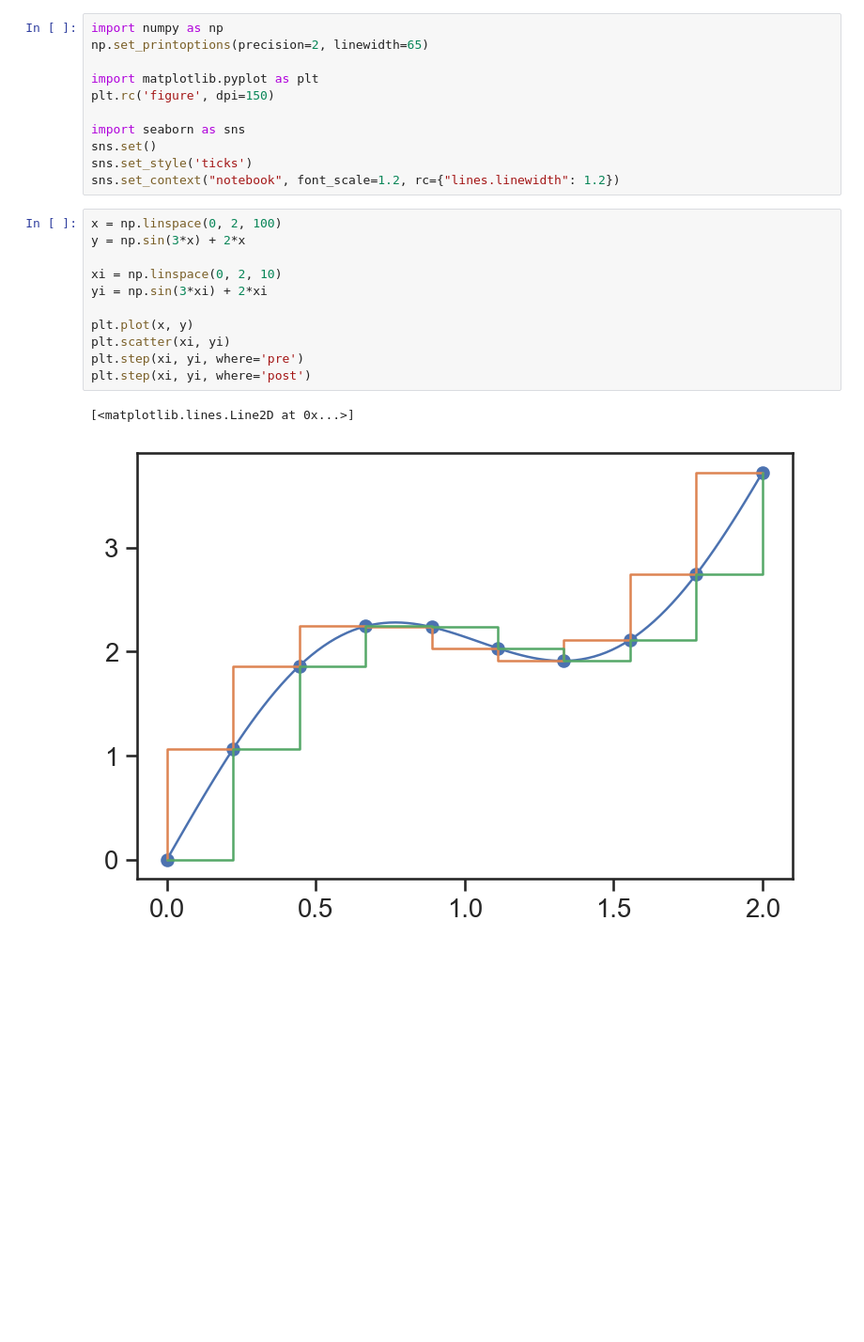
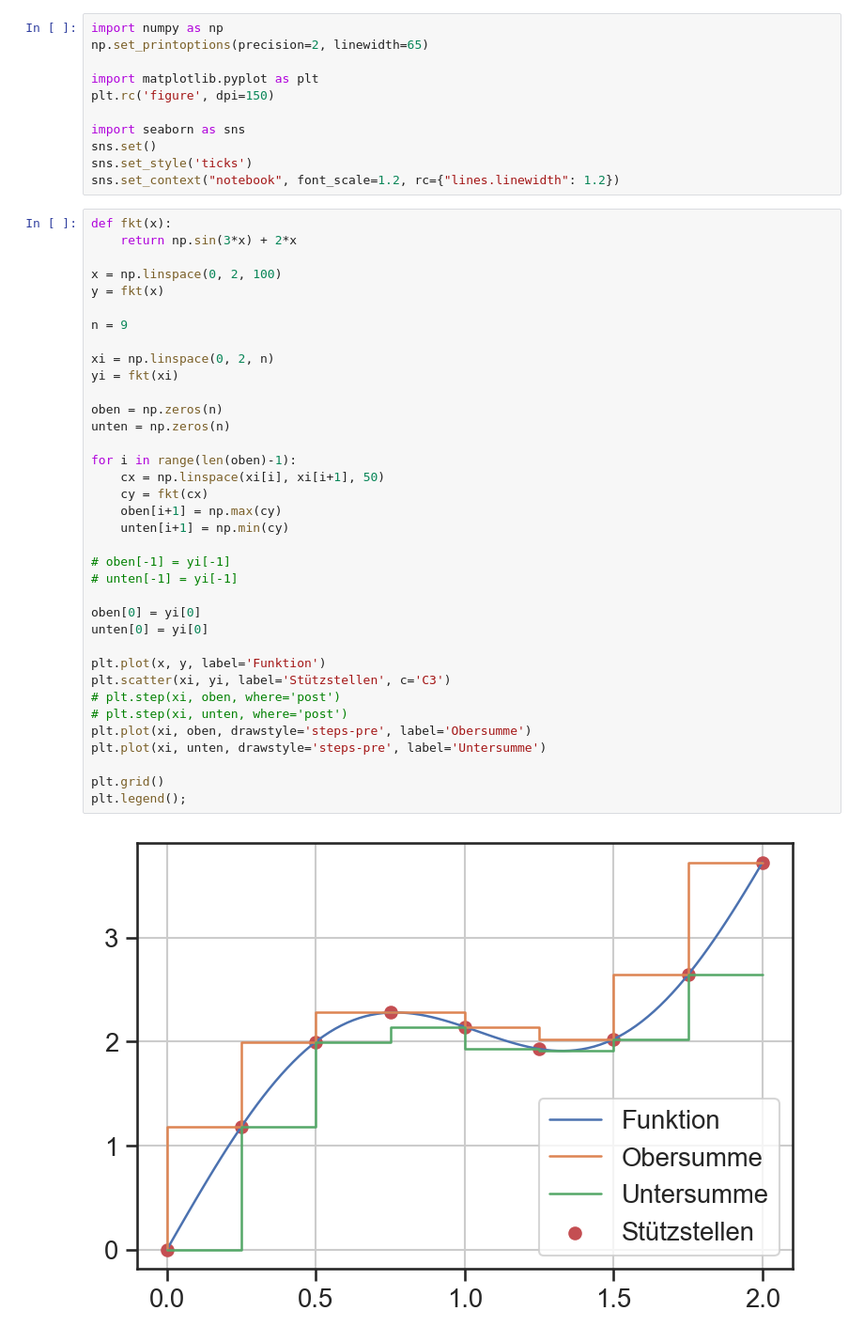
Before and after one commit to lu-kas/Vorlesung_Ingenieurinformatik, a Jupyter notebook: Content/Script/04_numerik/0411_oberuntersumme.ipynb, the cells around one changed output. Shown at 94% size. Drawn from its saved outputs; the diff is of its cells as text; blank space fills up the shorter version.

Commit message:
added riemann plot

```diff
--- a/Content/Script/04_numerik/0411_oberuntersumme.ipynb
+++ b/Content/Script/04_numerik/0411_oberuntersumme.ipynb
@@ -11,17 +11,41 @@ import seaborn as sns
 sns.set()
 sns.set_style('ticks')
 sns.set_context("notebook", font_scale=1.2, rc={"lines.linewidth": 1.2})
-# %%
-x = np.linspace(0, 2, 100)
-y = np.sin(3*x) + 2*x
-
-xi = np.linspace(0, 2, 10)
-yi = np.sin(3*xi) + 2*xi
-
-plt.plot(x, y)
-plt.scatter(xi, yi)
-plt.step(xi, yi, where='pre')
-plt.step(xi, yi, where='post')
-# %% [output]
-[<matplotlib.lines.Line2D at 0x...>]
-[figure, removed]
+# %%
+def fkt(x):
+    return np.sin(3*x) + 2*x
+
+x = np.linspace(0, 2, 100)
+y = fkt(x)
+
+n = 9
+
+xi = np.linspace(0, 2, n)
+yi = fkt(xi)
+
+oben = np.zeros(n)
+unten = np.zeros(n)
+
+for i in range(len(oben)-1):
+    cx = np.linspace(xi[i], xi[i+1], 50)
+    cy = fkt(cx)
+    oben[i+1] = np.max(cy)
+    unten[i+1] = np.min(cy)
+
+# oben[-1] = yi[-1]
+# unten[-1] = yi[-1]
+
+oben[0] = yi[0]
+unten[0] = yi[0]
+
+plt.plot(x, y, label='Funktion')
+plt.scatter(xi, yi, label='Stützstellen', c='C3')
+# plt.step(xi, oben, where='post')
+# plt.step(xi, unten, where='post')
+plt.plot(xi, oben, drawstyle='steps-pre', label='Obersumme')
+plt.plot(xi, unten, drawstyle='steps-pre', label='Untersumme')
+
+plt.grid()
+plt.legend();
+# %% [output]
+[figure, added]
```
